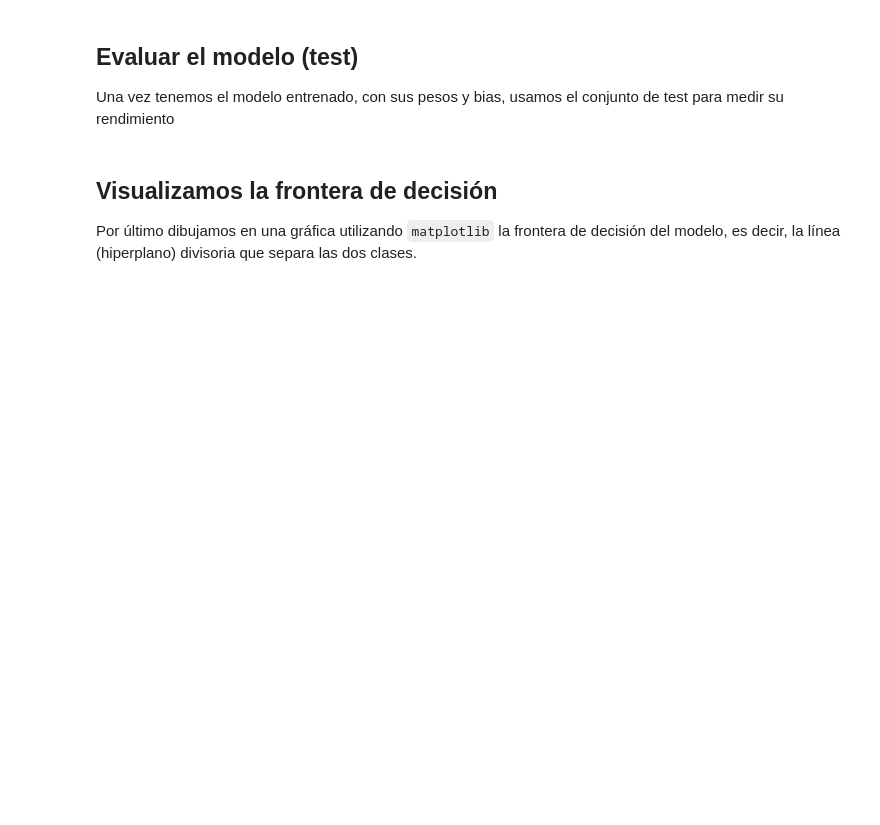
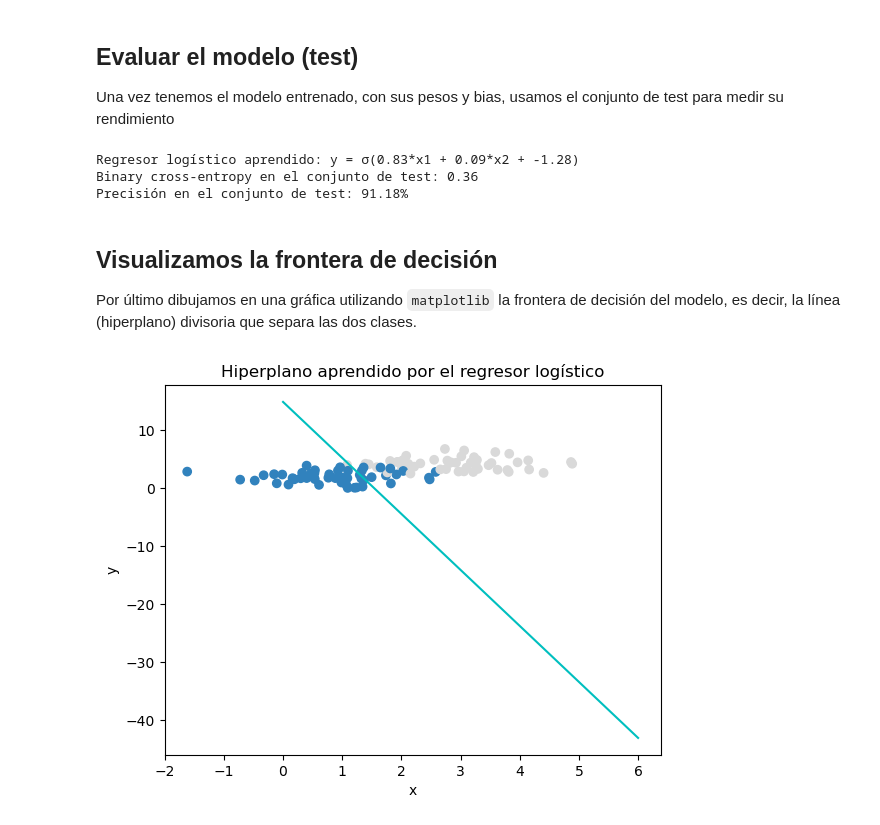
Before and after one commit to multivacs/intro-nn, a Jupyter notebook: notebooks/1_regresor.ipynb, the cells around one changed output. Cells and saved outputs as stored; diff of their text form; code cells hidden in the pictures; blank space fills up the shorter version.

```diff
--- a/notebooks/1_regresor.ipynb
+++ b/notebooks/1_regresor.ipynb
@@ -174,14 +262,18 @@ weights, bias, bn_train = train(X_train, y_train, weights, bias,
 
 Una vez tenemos el modelo entrenado, con sus pesos y bias, usamos el conjunto de test para medir su rendimiento
 # %%
-print(f'Learned logistic regressor: y = σ({weights[0]:.2f}*x1 + {weights[1]:.2f}*x2 + {bias.item():.2f})')
+print(f'Regresor logístico aprendido: y = σ({weights[0]:.2f}*x1 + {weights[1]:.2f}*x2 + {bias.item():.2f})')
 y_pred = forward(X_test, weights, bias)
 loss = binary_cross_entropy(y_test, y_pred).item()
-print(f'Binary cross-entropy on the test set: {loss:.2f}')
+print(f'Binary cross-entropy en el conjunto de test: {loss:.2f}')
 prediction = y_pred > 0.5
 correct = prediction == y_test
 accuracy = (torch.sum(correct) / y_test.shape[0])*100
-print (f'Accuracy on the test set: {accuracy:.2f}%')
+print (f'Precisión en el conjunto de test: {accuracy:.2f}%')
+# %% [output]
+Regresor logístico aprendido: y = σ(0.83*x1 + 0.09*x2 + -1.28)
+Binary cross-entropy en el conjunto de test: 0.36
+Precisión en el conjunto de test: 91.18%
 # %% [markdown]
 ## Visualizamos la frontera de decisión
 
@@ -189,12 +281,14 @@ Por último dibujamos en una gráfica utilizando `matplotlib` la frontera de dec
 # %%
 r = -weights[0].item() / weights[1].item()  # slope
 t = -bias.item() / weights[1].item()  # intercept
 
 plt.scatter(Xn[:,0], Xn[:,1], c=yn, cmap='tab20c')
-plt.title(f"Hyperplane learned by the logistic regressor")
+plt.title(f"Hiperplano aprendido por el regresor logístico")
 plt.xlabel("x")
 plt.ylabel("y")
 x_hyperplane = np.linspace(0,6,100)
 y_hyperplane = r*x_hyperplane+t
 plt.plot(x_hyperplane, y_hyperplane, '-c')  # -c means solid cyan line
 plt.show()
+# %% [output]
+[figure, added]
```
Also changed, not shown: parts of 7 cells of this notebook.
